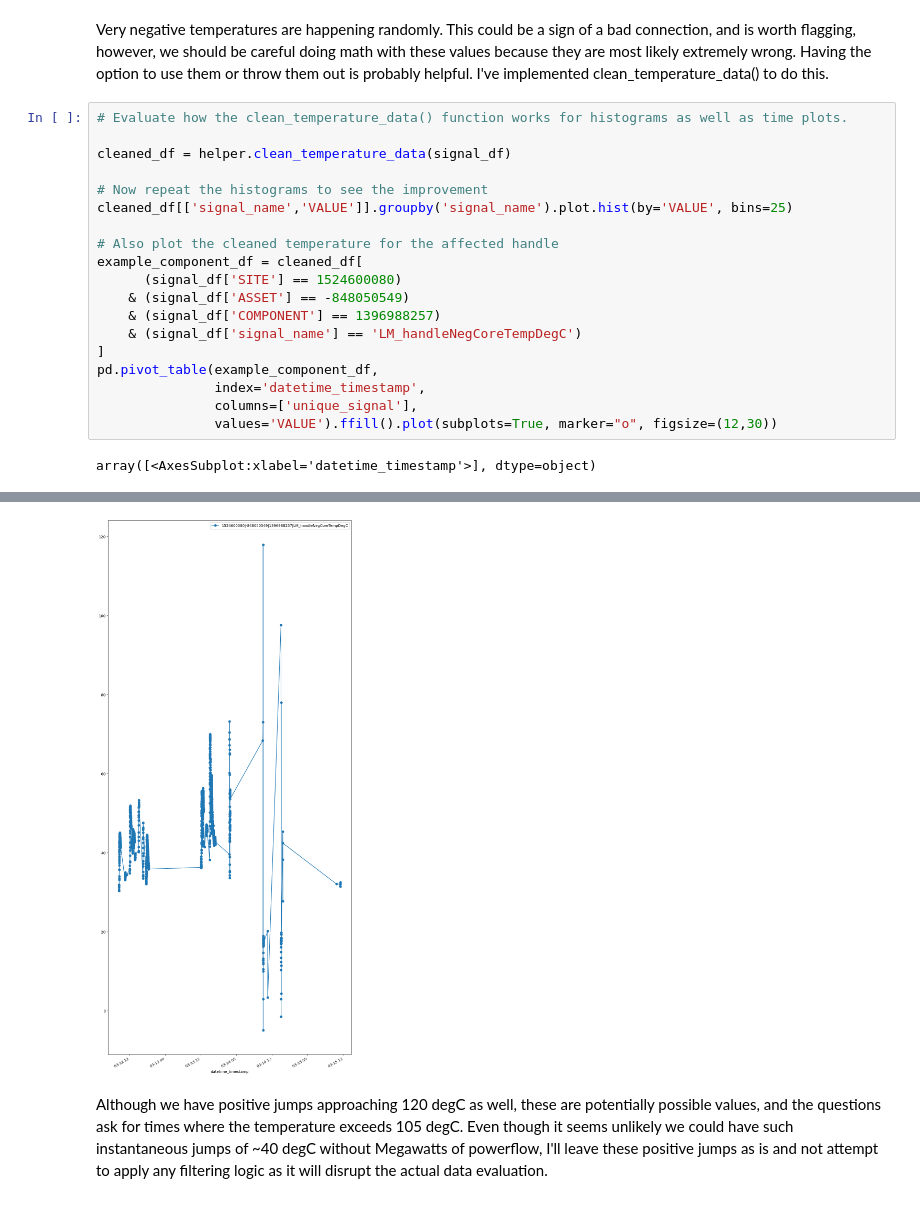
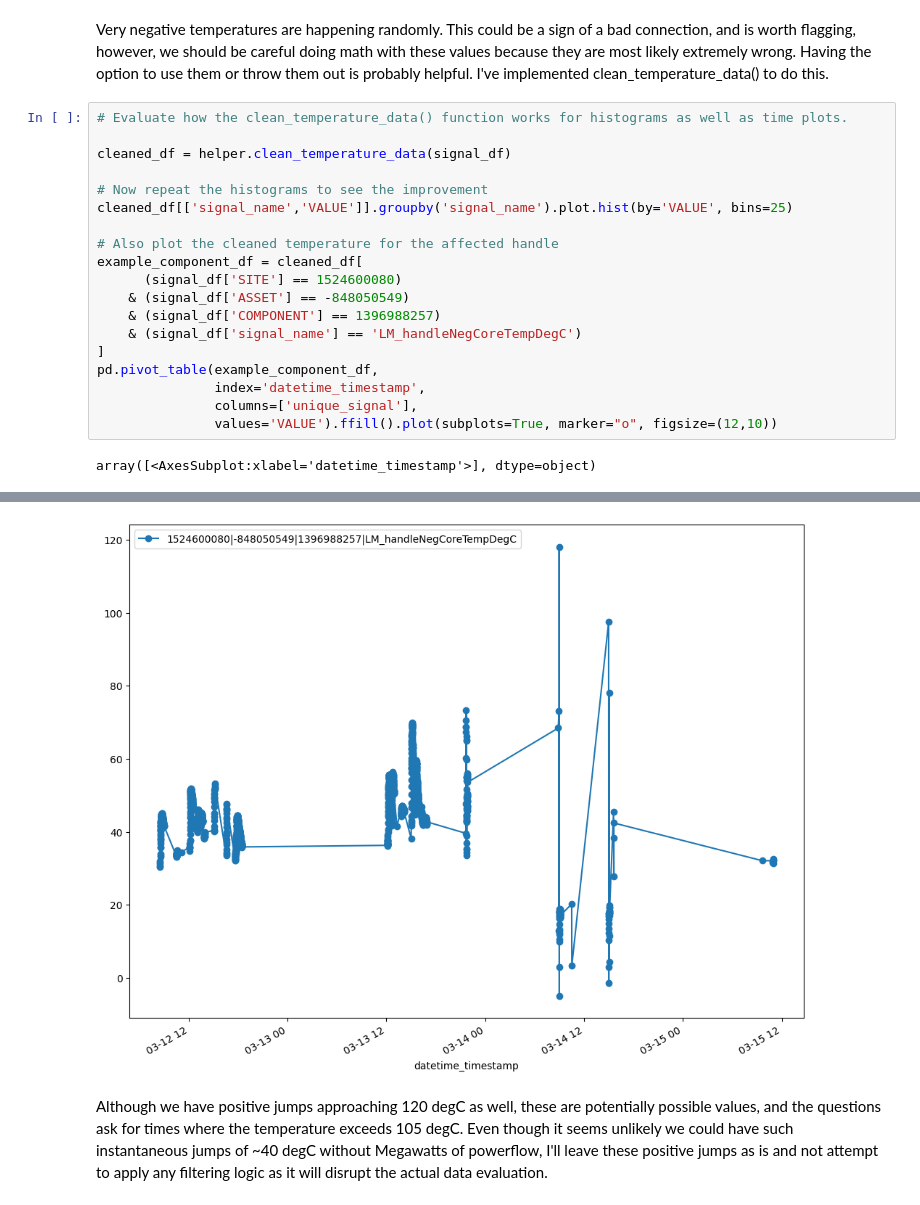
Before and after one commit to drnorthcott/efa-data-test, a Jupyter notebook: input_validation.ipynb, the cells around one changed output, grey strips where cells are left out. Saved outputs shown, nothing was run; the diff lists cells and outputs as text.

```diff
--- a/input_validation.ipynb
+++ b/input_validation.ipynb
@@ -172,28 +173,28 @@ Very negative temperatures are happening randomly. This could be a sign of a bad
 # %%
 # Evaluate how the clean_temperature_data() function works for histograms as well as time plots.
 
 cleaned_df = helper.clean_temperature_data(signal_df)
 
 # Now repeat the histograms to see the improvement
 cleaned_df[['signal_name','VALUE']].groupby('signal_name').plot.hist(by='VALUE', bins=25)
 
 # Also plot the cleaned temperature for the affected handle
 example_component_df = cleaned_df[
       (signal_df['SITE'] == 1524600080)
     & (signal_df['ASSET'] == -848050549)
     & (signal_df['COMPONENT'] == 1396988257)
     & (signal_df['signal_name'] == 'LM_handleNegCoreTempDegC')
 ]
 pd.pivot_table(example_component_df,
                index='datetime_timestamp',
                columns=['unique_signal'],
-               values='VALUE').ffill().plot(subplots=True, marker="o", figsize=(12,30))
+               values='VALUE').ffill().plot(subplots=True, marker="o", figsize=(12,10))
 # %% [output]
 array([<AxesSubplot:xlabel='datetime_timestamp'>], dtype=object)
 [figure]
 [figure]
 [figure]
 [figure]
-[figure, old version]
+[figure, new version]
 # %% [markdown]
 Although we have positive jumps approaching 120 degC as well, these are potentially possible values, and the questions ask for times where the temperature exceeds 105 degC. Even though it seems unlikely we could have such instantaneous jumps of ~40 degC without Megawatts of powerflow, I'll leave these positive jumps as is and not attempt to apply any filtering logic as it will disrupt the actual data evaluation.
```
Also changed, not shown: parts of 5 cells of this notebook, 2 other files.
